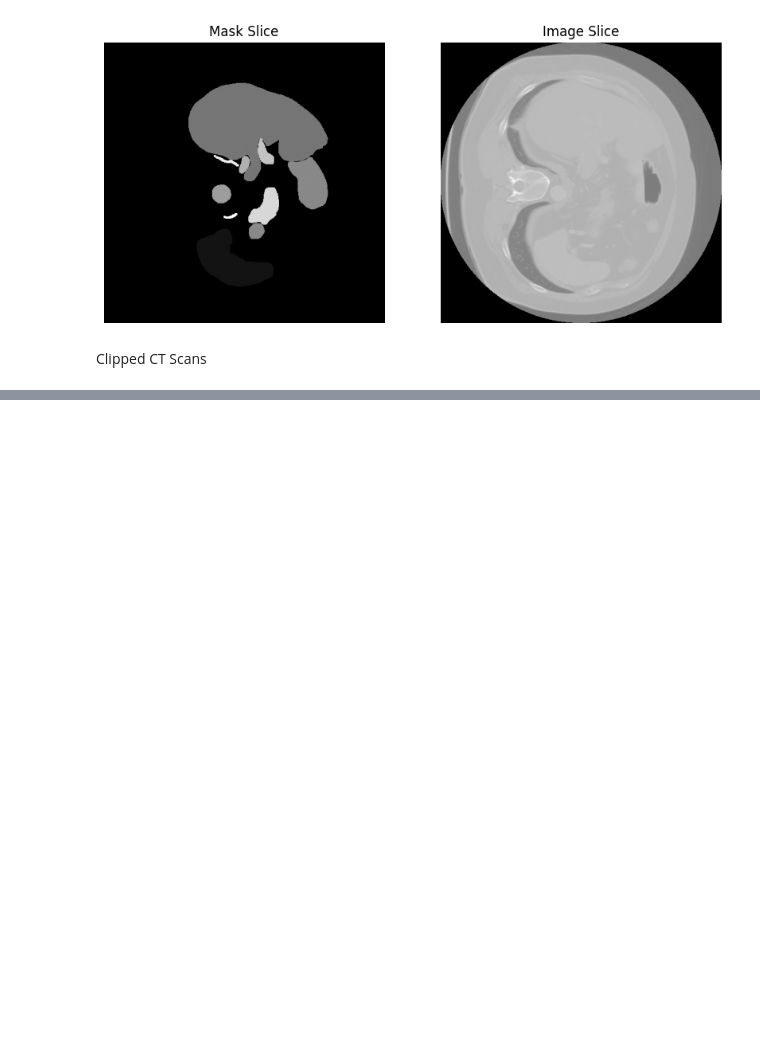
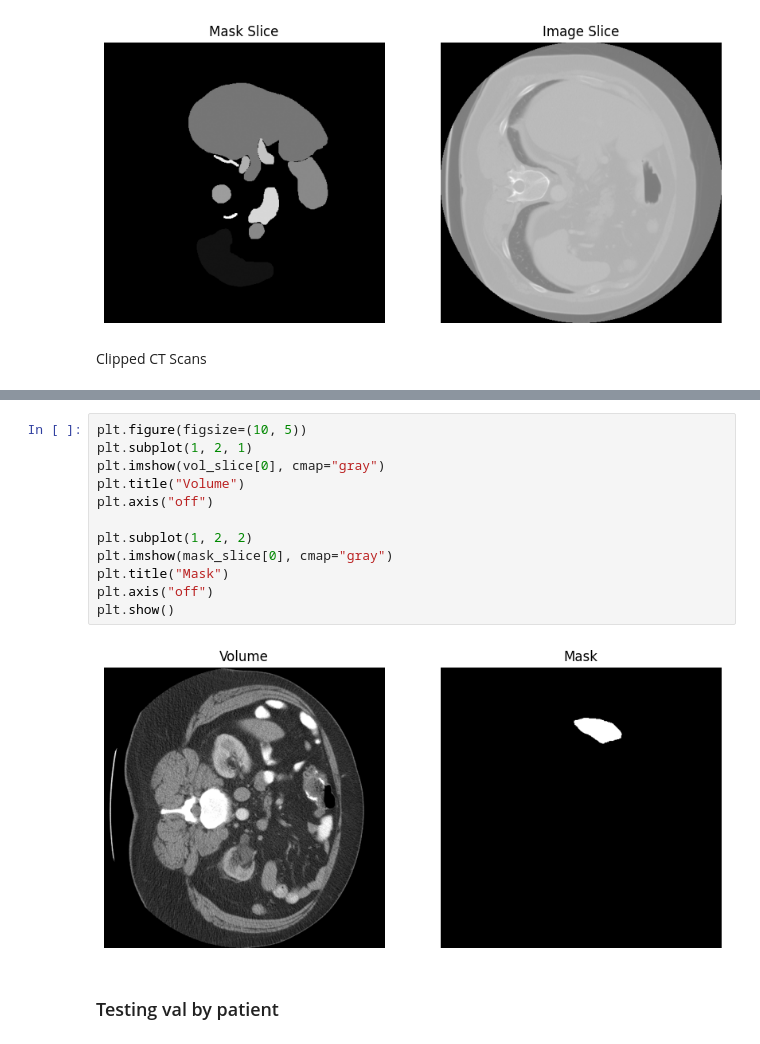
Before and after one commit to Ismailjm/Abdomen-CT_Segmentation, a Jupyter notebook: binary_segmentation/normal_training.ipynb, the cells around one changed output, grey strips where cells are left out. Cells and saved outputs as stored; diff of their text form; blank space fills up the shorter version.

```diff
--- a/binary_segmentation/normal_training.ipynb
+++ b/binary_segmentation/normal_training.ipynb
@@ -301,0 +467,16 @@ t
+# %%
+plt.figure(figsize=(10, 5))
+plt.subplot(1, 2, 1)
+plt.imshow(vol_slice[0], cmap="gray")
+plt.title("Volume")
+plt.axis("off")
+
+plt.subplot(1, 2, 2)
+plt.imshow(mask_slice[0], cmap="gray")
+plt.title("Mask")
+plt.axis("off")
+plt.show()
+# %% [output]
+[figure, added]
+# %% [markdown]
+### Testing val by patient
```
Also changed, not shown: parts of 55 cells of this notebook.
